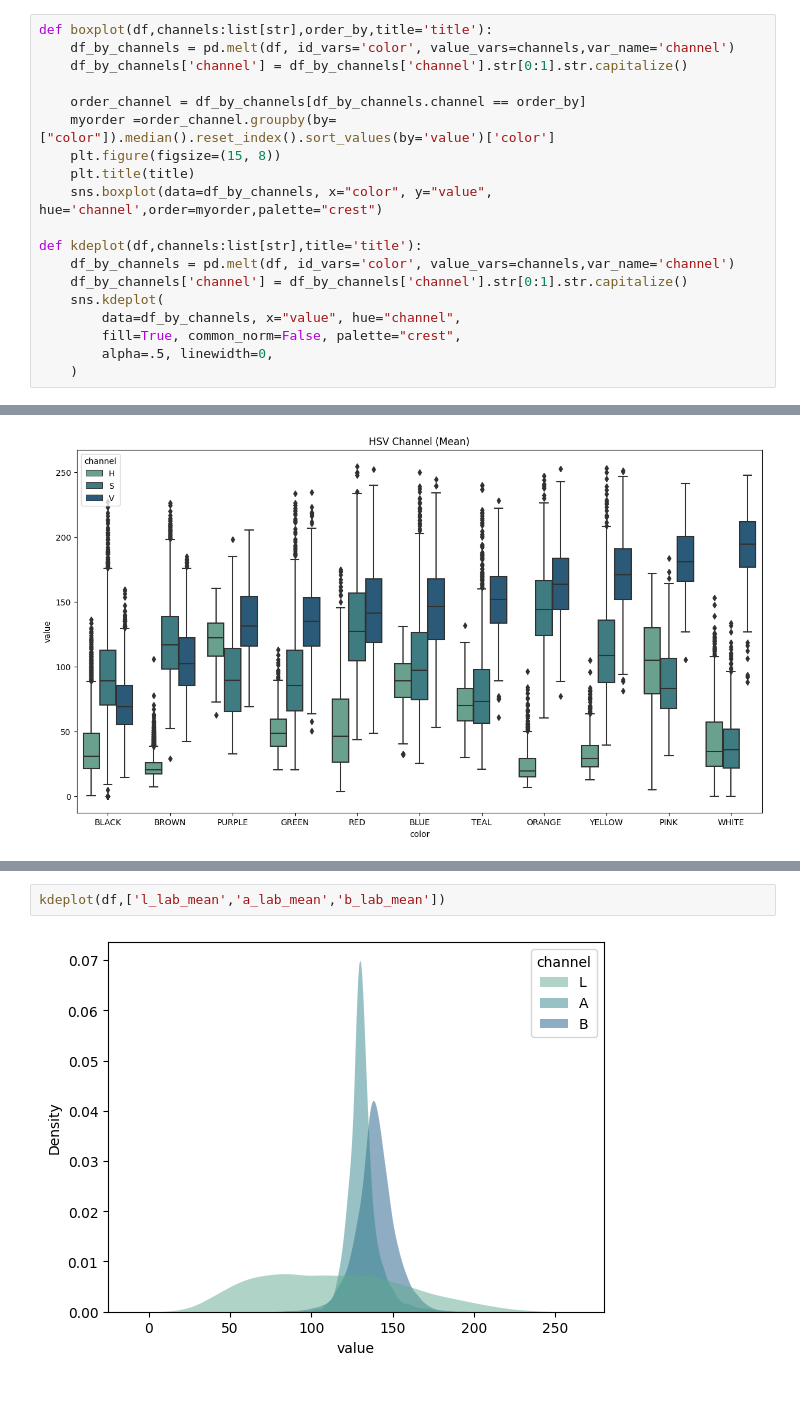
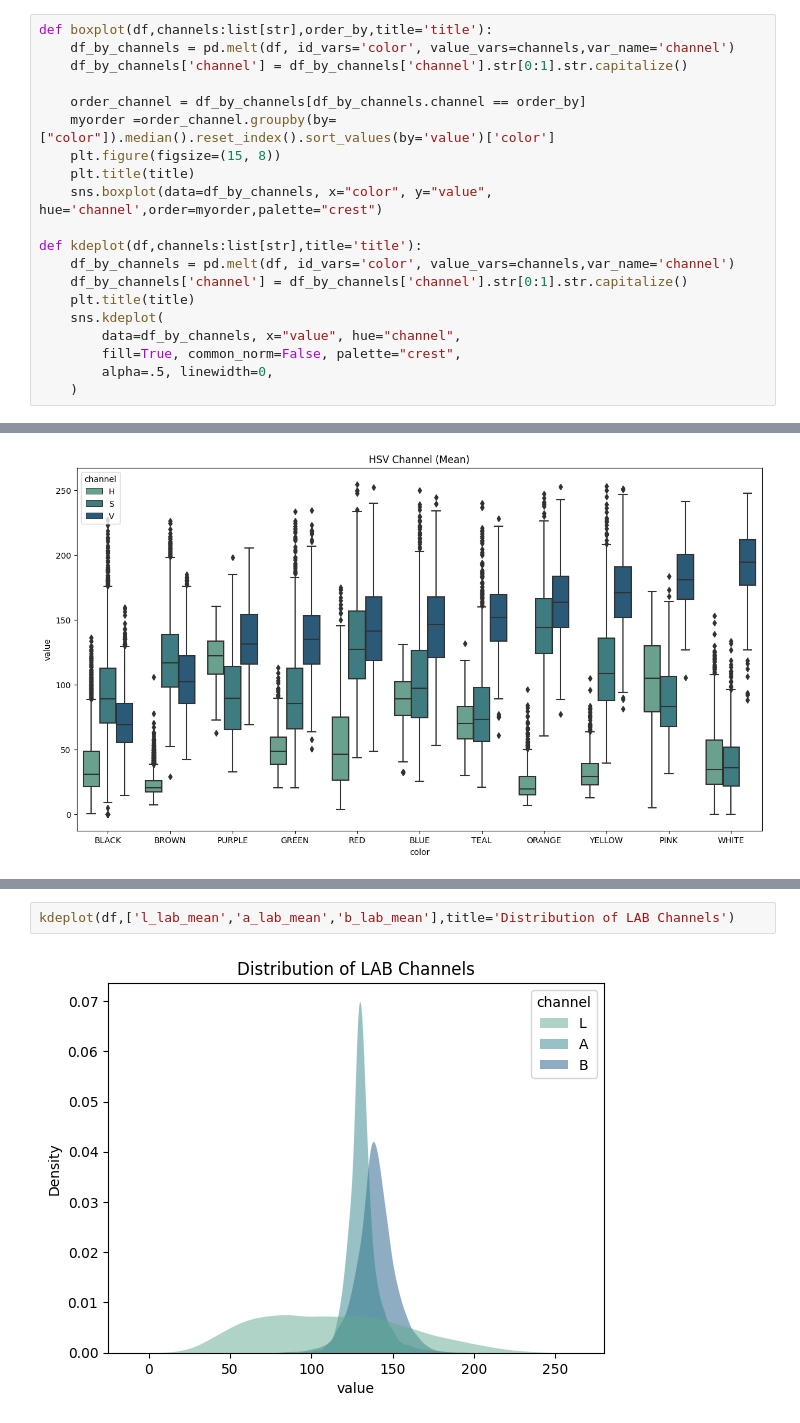
Before and after one commit to alejomaar/google-arts-and-culture, a Jupyter notebook: notebooks/03-eda.ipynb, the cells around one changed output, grey strips where cells are left out. Drawn from its saved outputs; the diff is of its cells as text; blank space fills up the shorter version.

```diff
--- a/notebooks/03-eda.ipynb
+++ b/notebooks/03-eda.ipynb
@@ -77,6 +77,7 @@ def boxplot(df,channels:list[str],order_by,title='title'):
 def kdeplot(df,channels:list[str],title='title'):
     df_by_channels = pd.melt(df, id_vars='color', value_vars=channels,var_name='channel')
     df_by_channels['channel'] = df_by_channels['channel'].str[0:1].str.capitalize()
+    plt.title(title)
     sns.kdeplot(
         data=df_by_channels, x="value", hue="channel",
         fill=True, common_norm=False, palette="crest",
@@ -103,6 +104,6 @@ kdeplot(df,['h_hsv_mean','s_hsv_mean','v_hsv_mean'])
 # %% [output]
 [figure]
 # %%
-kdeplot(df,['l_lab_mean','a_lab_mean','b_lab_mean'])
+kdeplot(df,['l_lab_mean','a_lab_mean','b_lab_mean'],title='Distribution of LAB Channels')
 # %% [output]
-[figure, old version]
+[figure, new version]
```
Also changed, not shown: parts of 3 cells of this notebook, 14 other files.
